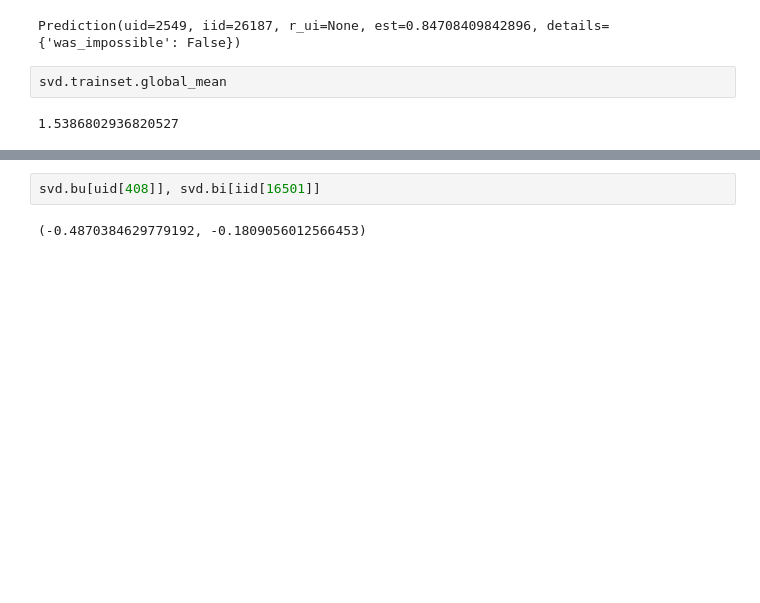
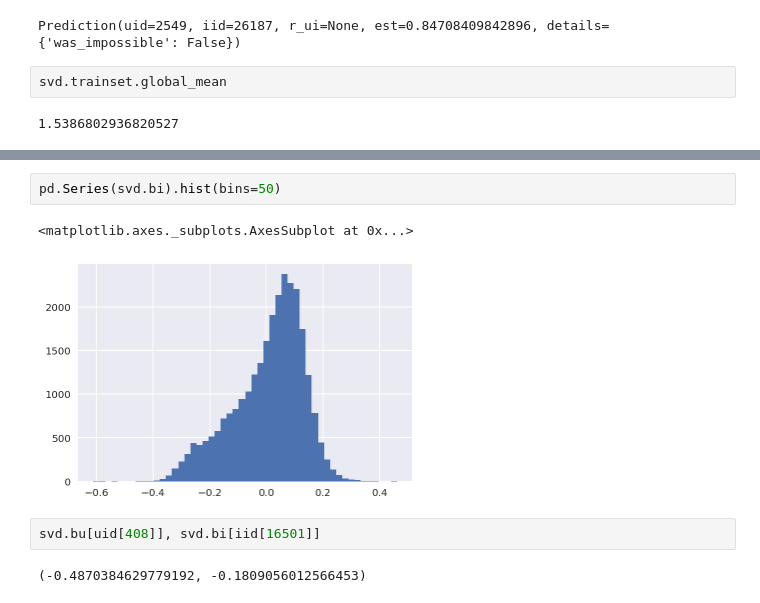
Before and after one commit to Robert-Aduviri/DSG-2018-Qualifiers, a Jupyter notebook: notebooks/robert/RA-16-Matrix-Factorization.ipynb, the cells around one changed output, grey strips where cells are left out. Saved outputs shown, nothing was run; the diff lists cells and outputs as text; blank space fills up the shorter version.

```diff
--- a/notebooks/robert/RA-16-Matrix-Factorization.ipynb
+++ b/notebooks/robert/RA-16-Matrix-Factorization.ipynb
@@ -475,3 +480,8 @@ svd.trainset.global_mean
+# %%
+pd.Series(svd.bi).hist(bins=50)
+# %% [output]
+<matplotlib.axes._subplots.AxesSubplot at 0x...>
+[figure, added]
 # %%
 svd.bu[uid[408]], svd.bi[iid[16501]]
 # %% [output]
```
Also changed, not shown: parts of 15 cells of this notebook, 2 other files.
